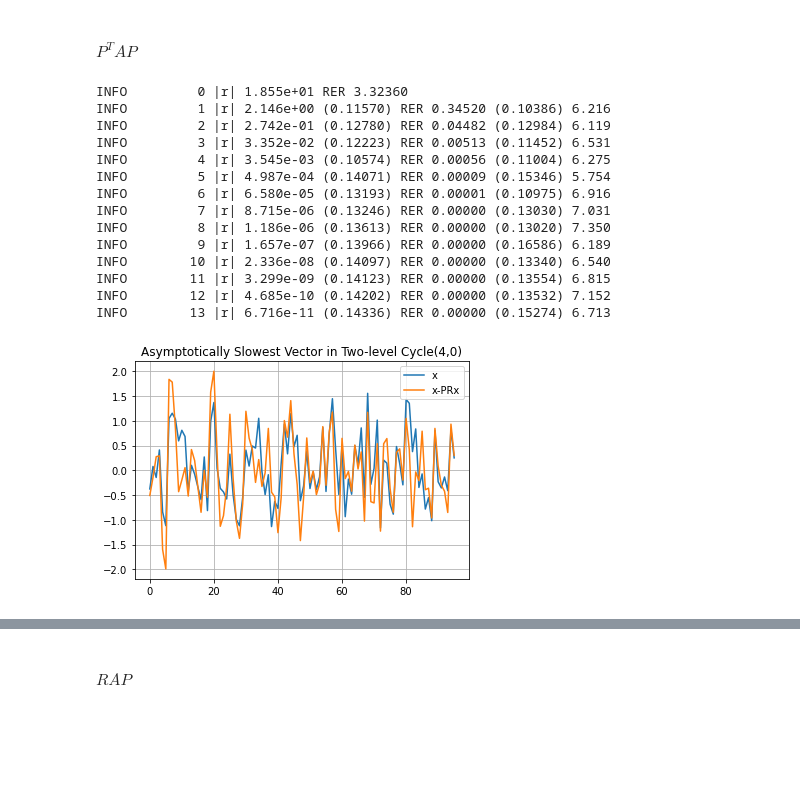
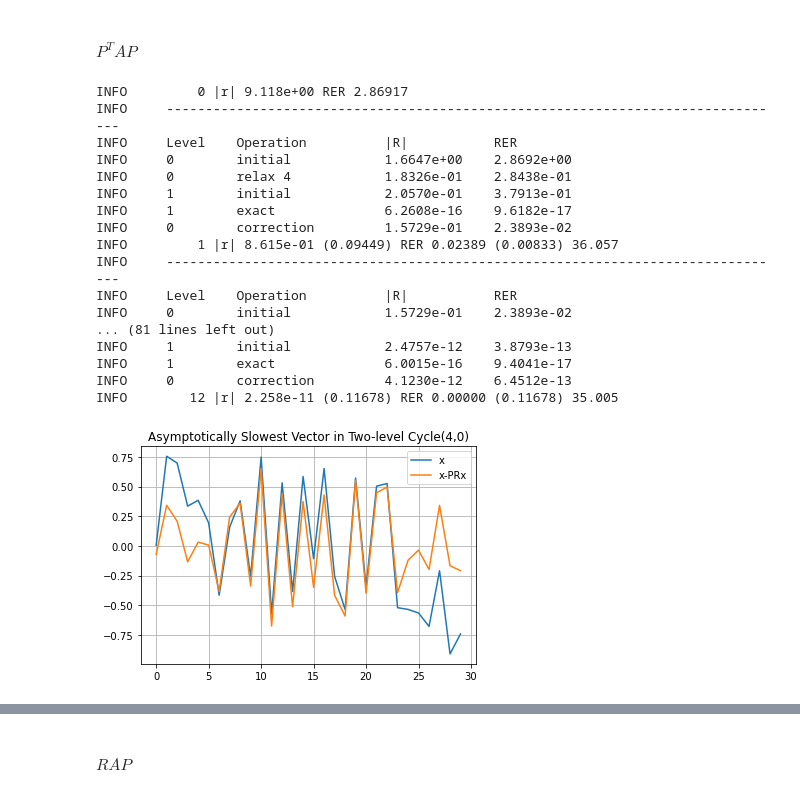
Before and after one commit to 436ahsan/Helmholtz, a Jupyter notebook: notebooks/multilevel_repetitive_local.ipynb, the cells around one changed output, grey strips where cells are left out. Saved outputs shown, nothing was run; the diff lists cells and outputs as text; code cells hidden in the pictures; blank space fills up the shorter version.

```diff
--- a/notebooks/multilevel_repetitive_local.ipynb
+++ b/notebooks/multilevel_repetitive_local.ipynb
@@ -76,12 +79,13 @@ INFO     Relax conv 0.95 shrinkage 0.71 PODR RER 0.38 after 8 sweeps. Work 1.0 e
 # %%
+nu = num_sweeps_on_vectors if num_sweeps_on_vectors is not None else num_sweeps
 # Generate initial test vectors.
 level = multilevel[0]
 if ideal_tv:
     _LOGGER.info("Generating {} ideal TVs".format(num_examples))
     x, lam = hm.analysis.ideal.ideal_tv(level.a, num_examples)
 else:
-    _LOGGER.info("Generating {} TVs with {} sweeps".format(num_examples, num_sweeps))
-    x = hm.setup.auto_setup.get_test_matrix(a, num_sweeps, num_examples=num_examples)
+    _LOGGER.info("Generating {} TVs with {} sweeps".format(num_examples, nu))
+    x = hm.setup.auto_setup.get_test_matrix(a, nu, num_examples=num_examples)
     _LOGGER.info("RER {:.3f}".format(norm(level.a.dot(x)) / norm(x)))
 x_log.append(x)
 # %% [output]
@@ -90,8 +94,8 @@ INFO     Generating 3 ideal TVs
 ### Coarsening: Fixed (4/2)
 # %%
 # Coarsening. Force 2 coarse vars per aggregate so we can test alignment.
-aggregate_size = 4
-num_components = 2
+    aggregate_size = 2 #4
+    num_components = 1 #2
 
 # Optimize aggregate_size, num_components using mock cycle rates.
 # coarsener = hm.setup.coarsening_uniform.UniformCoarsener(
@@ -104,7 +108,7 @@ num_components = 2
 #     r.shape, aggregate_size, nc, cr, mean_energy_error, num_sweeps, mock_conv, mock_efficiency))
 # coarsener.get_coarsening_info(1, fmt="dataframe")
 # %%
-r, s = hm.repetitive.locality.create_coarsening(x, aggregate_size, num_components)
+r, s = hm.repetitive.locality.create_coarsening(x, aggregate_size, num_components, normalize=True)
 R = r.tile(level.size // aggregate_size)
 xc = R.dot(x)
 display(pd.DataFrame(R[:5,:10].todense()))
@@ -166,8 +167,8 @@ This intepolation is good up to $\nu = 2$, conv $\approx 0.5$.
 # %% [markdown]
 ### Interpolation by LS Fitting
 # %%
-calibers = (2, 3, 4)
-for use_r_as_restriction in (False, True):
+calibers = (2,) #(2, 3, 4)
+for use_r_as_restriction in (False, ): #(False, True):
     print("R*A*P" if use_r_as_restriction else "P^T*A*P")
     l2c = []
     p_caliber = []
@@ -292,32 +254,36 @@ $R A P$ is nearly symmetric, and is sparser than $P^T A P$, while giving almost
 #### $P^T A P$
 # %%
 nu = 4
-p = p_caliber[-1]
+p = p_caliber[0]
 multilevel = hm.repetitive.locality.create_two_level_hierarchy(
     kh, discretization, n, R, p, aggregate_size, use_r_as_restriction=False)
 y, _ = hm.repetitive.locality.two_level_conv_factor(multilevel, nu, print_frequency=1,
-                                                   debug=False)
+                                                   debug=True)
 
 # Asymptotic vector.
 plt.title("Asymptotically Slowest Vector in Two-level Cycle({},0)".format(nu))
+y -= y.mean() # Remove zero component.
 e = y - multilevel[1].p.dot(multilevel[1].r.dot(y))
 plt.plot(y, label="x");
 plt.plot(e, label="x-PRx");
 plt.grid(True);
 plt.legend();
 # %% [output]
-INFO         0 |r| 1.855e+01 RER 3.32360
-INFO         1 |r| 2.146e+00 (0.11570) RER 0.34520 (0.10386) 6.216
-INFO         2 |r| 2.742e-01 (0.12780) RER 0.04482 (0.12984) 6.119
-INFO         3 |r| 3.352e-02 (0.12223) RER 0.00513 (0.11452) 6.531
-INFO         4 |r| 3.545e-03 (0.10574) RER 0.00056 (0.11004) 6.275
-INFO         5 |r| 4.987e-04 (0.14071) RER 0.00009 (0.15346) 5.754
-INFO         6 |r| 6.580e-05 (0.13193) RER 0.00001 (0.10975) 6.916
-INFO         7 |r| 8.715e-06 (0.13246) RER 0.00000 (0.13030) 7.031
-INFO         8 |r| 1.186e-06 (0.13613) RER 0.00000 (0.13020) 7.350
-INFO         9 |r| 1.657e-07 (0.13966) RER 0.00000 (0.16586) 6.189
-INFO        10 |r| 2.336e-08 (0.14097) RER 0.00000 (0.13340) 6.540
-INFO        11 |r| 3.299e-09 (0.14123) RER 0.00000 (0.13554) 6.815
-INFO        12 |r| 4.685e-10 (0.14202) RER 0.00000 (0.13532) 7.152
-INFO        13 |r| 6.716e-11 (0.14336) RER 0.00000 (0.15274) 6.713
+INFO         0 |r| 9.118e+00 RER 2.86917
+INFO     --------------------------------------------------------------------------------
+INFO     Level    Operation          |R|           RER
+INFO     0        initial            1.6647e+00    2.8692e+00
+INFO     0        relax 4            1.8326e-01    2.8438e-01
+INFO     1        initial            2.0570e-01    3.7913e-01
+INFO     1        exact              6.2608e-16    9.6182e-17
+INFO     0        correction         1.5729e-01    2.3893e-02
+INFO         1 |r| 8.615e-01 (0.09449) RER 0.02389 (0.00833) 36.057
+INFO     --------------------------------------------------------------------------------
+INFO     Level    Operation          |R|           RER
+INFO     0        initial            1.5729e-01    2.3893e-02
+... (81 lines left out)
+INFO     1        initial            2.4757e-12    3.8793e-13
+INFO     1        exact              6.0015e-16    9.4041e-17
+INFO     0        correction         4.1230e-12    6.4512e-13
+INFO        12 |r| 2.258e-11 (0.11678) RER 0.00000 (0.11678) 35.005
-[figure, old version]
+[figure, new version]
```
Also changed, not shown: parts of 25 cells of this notebook, 12 other files.
